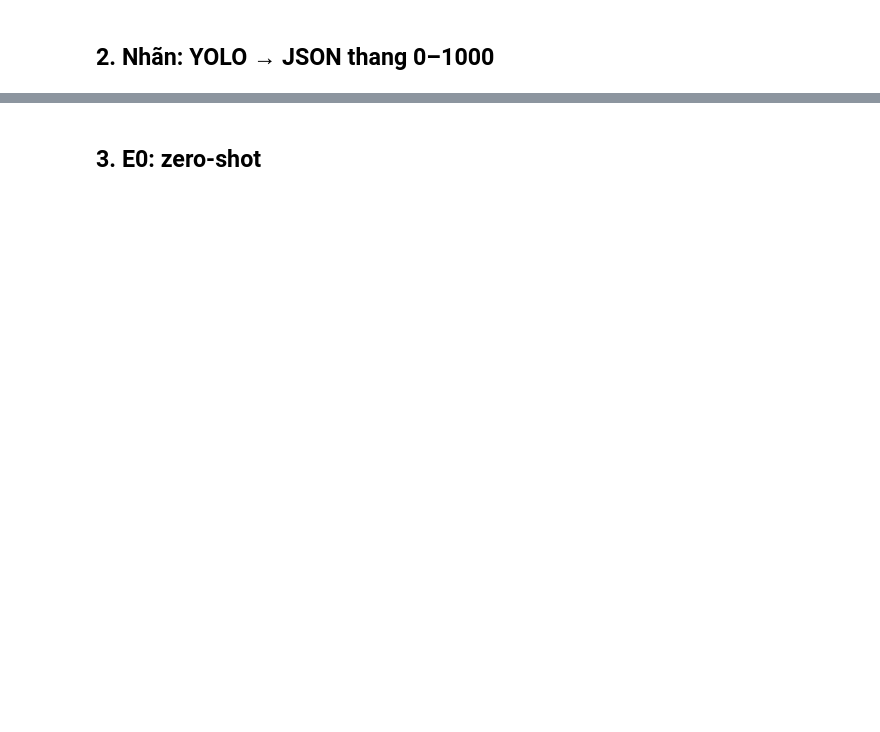
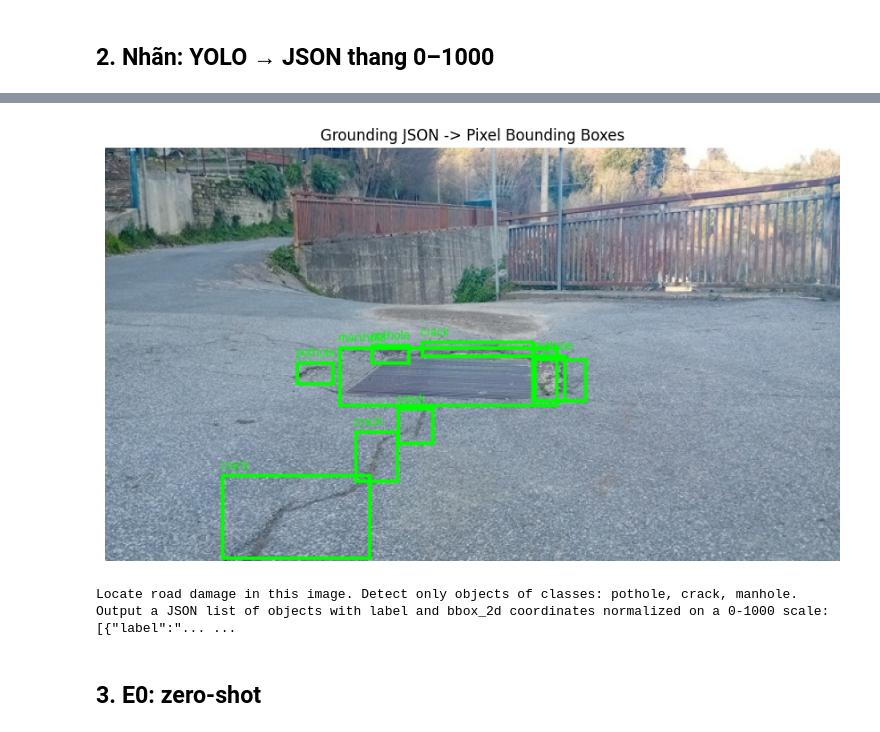
Before and after one commit to n4hhh/K4-Track-4-Day10-VisionLanguageModel, a Jupyter notebook: lab_day10.ipynb, the cells around one changed output, grey strips where cells are left out. Cells and saved outputs as stored; diff of their text form; code cells hidden in the pictures; blank space fills up the shorter version.

```diff
--- a/lab_day10.ipynb
+++ b/lab_day10.ipynb
@@ -45,0 +57,17 @@ SecretNotFoundError: Secret KAGGLE_USERNAME does not exist.
+# %%
+import json
+from pathlib import Path
+
+with open("data/splits/meta.json", encoding="utf-8") as f:
+    meta = json.load(f)
+
+print("Dataset version:", meta["dataset_version"])
+print("\nSplit statistics:")
+
+for split in ["train", "val", "test"]:
+    path = Path(f"data/splits/{split}.jsonl")
+    with path.open(encoding="utf-8") as f:
+        records = [json.loads(line) for line in f]
+
+    print(f"{split}: {len(records)} images")
+    print("Boxes:", meta["counts"][split]["boxes"])
@@ -50,2 +330,54 @@ SecretNotFoundError: Secret KAGGLE_USERNAME does not exist.
+# %%
+from PIL import Image, ImageDraw
+import matplotlib.pyplot as plt
+
+sample = next(s for s in train_data if s["objects"])
+
+image = Image.open(
+    Path("data") / sample["image_path"]
+).convert("RGB")
+
+W, H = image.size
+draw = ImageDraw.Draw(image)
+
+for obj in json.loads(objects_to_answer(sample["objects"])):
+    x1, y1, x2, y2 = obj["bbox_2d"]
+
+    # 0-1000 -> pixels
+    px = [
+        round(x1 / 1000 * W),
+        round(y1 / 1000 * H),
+        round(x2 / 1000 * W),
+        round(y2 / 1000 * H),
+    ]
+
+    draw.rectangle(px, outline="lime", width=3)
+    draw.text(
+        (px[0], max(0, px[1] - 14)),
+        obj["label"],
+        fill="lime"
+    )
+
+plt.figure(figsize=(12, 6))
+plt.imshow(image)
+plt.title("Grounding JSON -> Pixel Bounding Boxes")
+plt.axis("off")
+plt.show()
+# %% [output]
+[figure, added]
+# %%
+PROMPT = (
+    "Locate road damage in this image. "
+    "Detect only objects of classes: pothole, crack, manhole. "
+    "Output a JSON list of objects with label and bbox_2d "
+    "coordinates normalized on a 0-1000 scale: "
+    '[{"label":"...","bbox_2d":[x1,y1,x2,y2]}]. '
+    "If no damage is found, output []. "
+    "Return JSON only, without explanations or markdown."
+)
+
+print(PROMPT)
+# %% [output]
+Locate road damage in this image. Detect only objects of classes: pothole, crack, manhole. Output a JSON list of objects with label and bbox_2d coordinates normalized on a 0-1000 scale: [{"label":"... ...
 # %% [markdown]
 ## 3. E0: zero-shot
```
Also changed, not shown: parts of 16 cells of this notebook.
